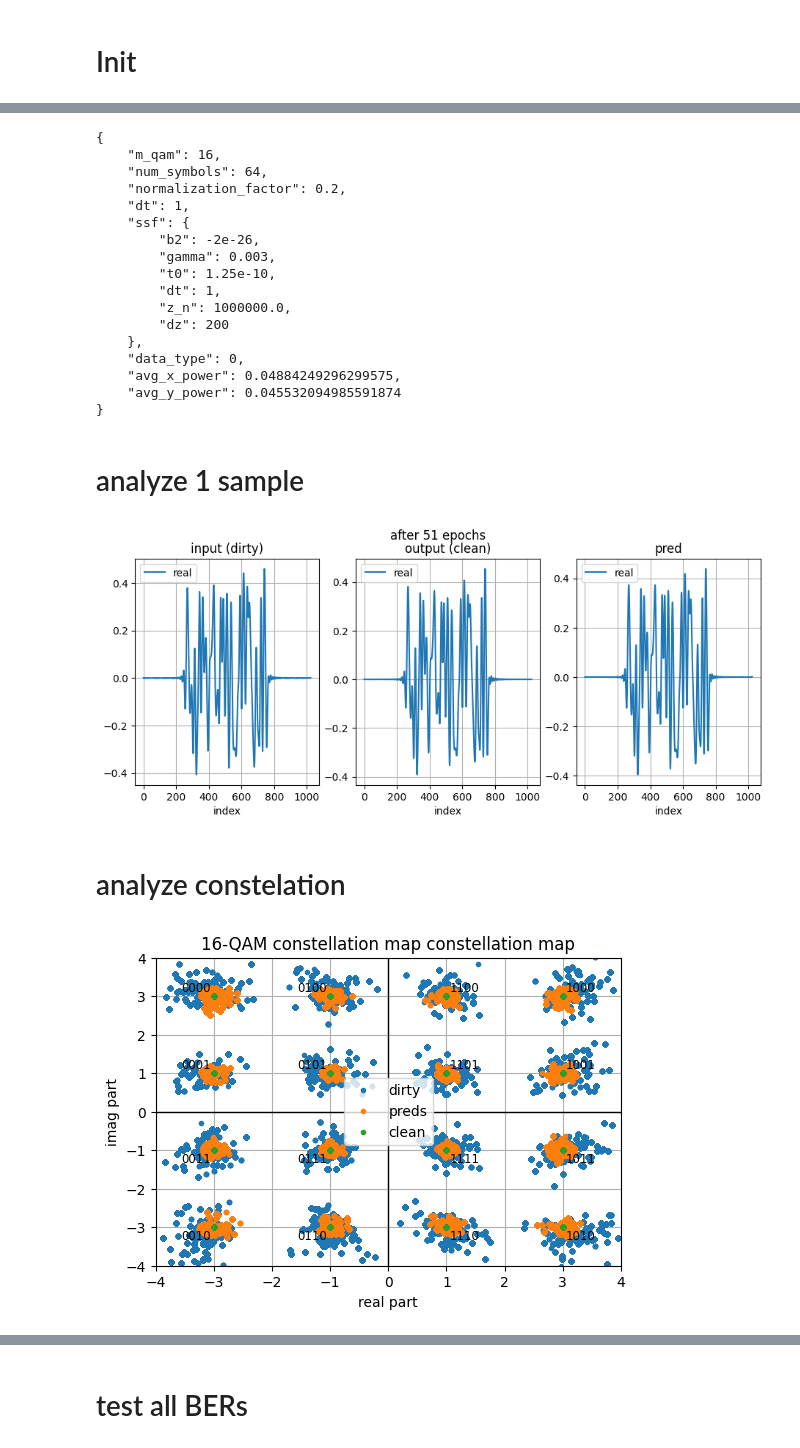
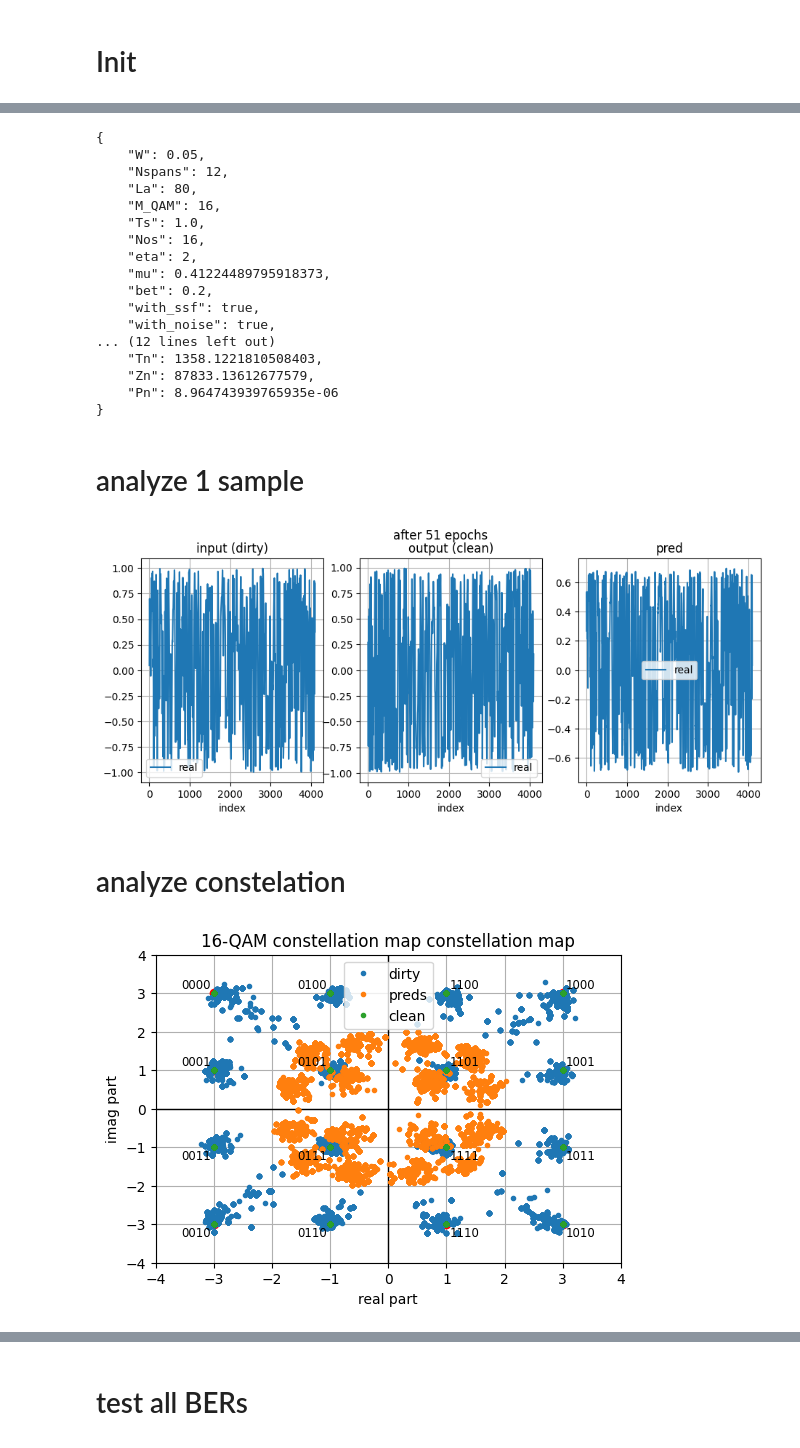
Before and after one commit to Yarden92/Thesis-code, a Jupyter notebook: apps/deep/model_analyzers/model_analyzer.ipynb, the cells around one changed output, grey strips where cells are left out. Cells and saved outputs as stored; diff of their text form; code cells hidden in the pictures.

Commit message:
data gen + analyzer and model analyzer ready

```diff
--- a/apps/deep/model_analyzers/model_analyzer.ipynb
+++ b/apps/deep/model_analyzers/model_analyzer.ipynb
@@ -22,8 +23,10 @@ import os
 # configs
 model_name = 'mu-0.125__8000ds__UnetWithSkips__51epochs'
 trained_model_path = '/data/yarcoh/thesis_data/data/prod_models/'+model_name
-main_ds_path = '/data/yarcoh/thesis_data/data/datasets/100000samples_20mu/'
-ds_subdir = '100000_samples_mu=0.200'
+main_ds_path = '/data/yarcoh/thesis_data/data/datasets/50samples_50mu'
+ds_subdir = 'mu=0.41'
+# main_ds_path = '/data/yarcoh/thesis_data/data/datasets/100000samples_20mu/'
+# ds_subdir = '100000_samples_mu=0.200'
 datasetpath = os.path.join(main_ds_path, ds_subdir)
 # %% [markdown]
 # Init
@@ -34,5 +41,5 @@ ma: ModelAnalyzer = ModelAnalyzer(trainer,model_name)
 # %%
-ma.load_test_dataset(datasetpath, 0.05, 0.03, 0.92)
+ma.load_test_dataset(datasetpath, train_ds_ratio=0.05, val_ds_ratio=0.03, test_ds_ratio=0.92)
 # %%
 print(len(trainer.val_dataset))
 # %% [output]
@@ -40,37 +47,38 @@ print(len(trainer.val_dataset))
 # %%
 #pretty print ds config
-import json
-print(json.dumps(trainer.val_dataset.config, indent=4))
+
+
+Visualizer.print_config(trainer.val_dataset.config)
 # %% [output]
 {
-    "m_qam": 16,
-    "num_symbols": 64,
-    "normalization_factor": 0.2,
-    "dt": 1,
-    "ssf": {
-        "b2": -2e-26,
-        "gamma": 0.003,
-        "t0": 1.25e-10,
-        "dt": 1,
-        "z_n": 1000000.0,
-        "dz": 200
-    },
-    "data_type": 0,
-    "avg_x_power": 0.04884249296299575,
-    "avg_y_power": 0.045532094985591874
+    "W": 0.05,
+    "Nspans": 12,
+    "La": 80,
+    "M_QAM": 16,
+    "Ts": 1.0,
+    "Nos": 16,
+    "eta": 2,
+    "mu": 0.41224489795918373,
+    "bet": 0.2,
+    "with_ssf": true,
+    "with_noise": true,
+... (12 lines left out)
+    "Tn": 1358.1221810508403,
+    "Zn": 87833.13612677579,
+    "Pn": 8.964743939765935e-06
 }
 # %% [markdown]
 # analyze 1 sample
 # %%
 ma.plot_single_item(1)
 # %% [output]
-[figure, old version]
+[figure, new version]
 # %% [markdown]
 # analyze constelation
 # %%
-ma.plot_constelation(range(0,1000))
+ma.plot_constelation(range(0,40))
 # %% [output]
-[figure, old version]
+[figure, new version]
 # %%
 ma.plot_single_item_together(1)
 # %% [output]
```
Also changed, not shown: parts of 7 cells of this notebook, 25 other files.
